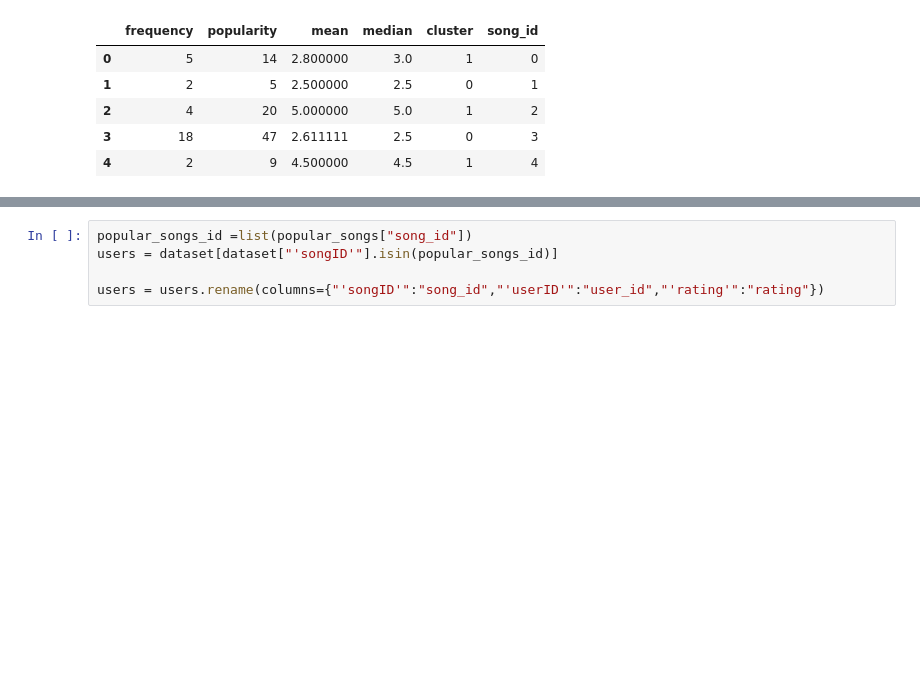
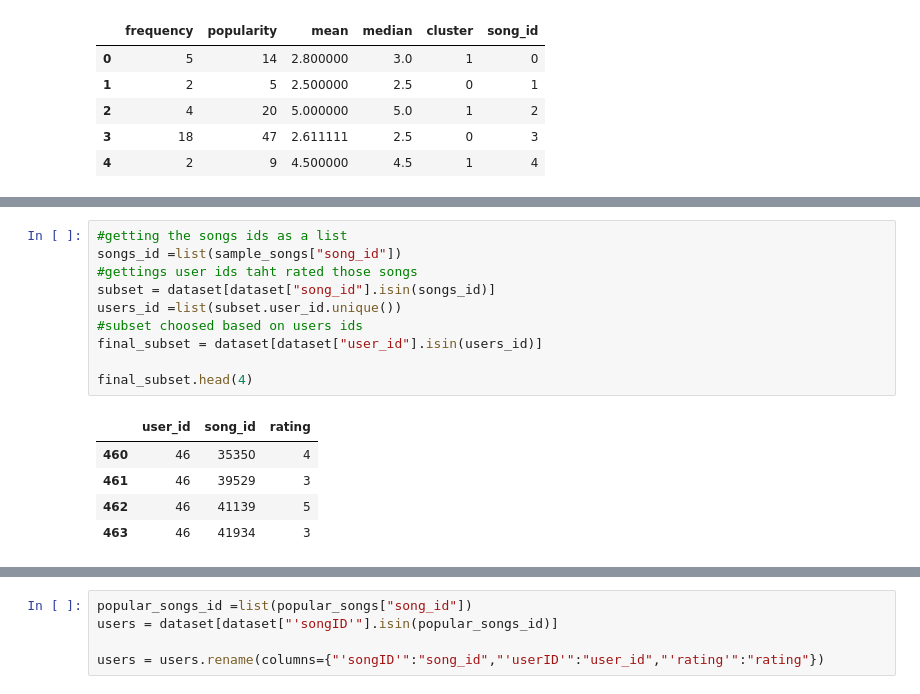
Before and after one commit to mohamedlac/TER, a Jupyter notebook: sampling_songs.ipynb, the cells around one changed output, grey strips where cells are left out. Drawn from its saved outputs; the diff is of its cells as text; blank space fills up the shorter version.

```diff
--- a/sampling_songs.ipynb
+++ b/sampling_songs.ipynb
@@ -27,0 +78,16 @@ len(popular_songs)
+# %%
+#getting the songs ids as a list
+songs_id =list(sample_songs["song_id"])
+#gettings user ids taht rated those songs
+subset = dataset[dataset["song_id"].isin(songs_id)]
+users_id =list(subset.user_id.unique())
+#subset choosed based on users ids
+final_subset = dataset[dataset["user_id"].isin(users_id)]
+
+final_subset.head(4)
+# %% [output]
+|  | user_id | song_id | rating |
+| 460 | 46 | 35350 | 4 |
+| 461 | 46 | 39529 | 3 |
+| 462 | 46 | 41139 | 5 |
+| 463 | 46 | 41934 | 3 |
```
Also changed, not shown: parts of 13 cells of this notebook.
